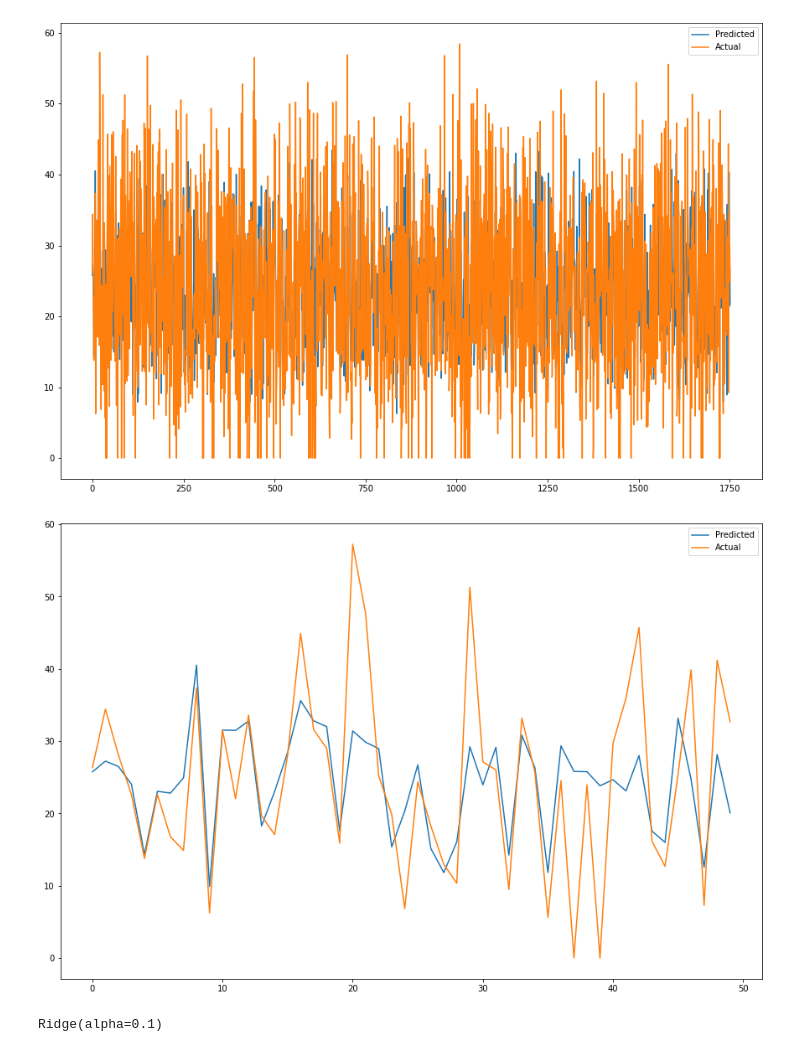
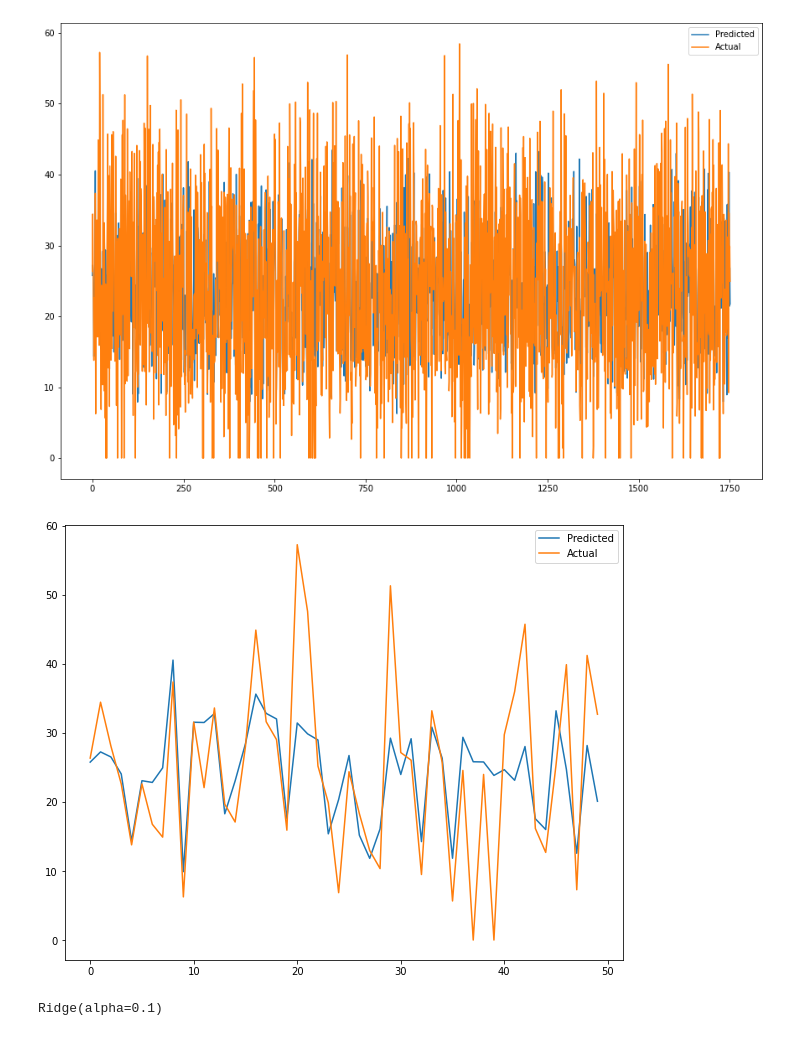
Before and after one commit to ajinkyajumde/SeoulBikeData, a Jupyter notebook: Bike_Sharing_Demand.ipynb, the cells around one changed output. Cells and saved outputs as stored; diff of their text form; code cells hidden in the pictures.

```diff
--- a/Bike_Sharing_Demand.ipynb
+++ b/Bike_Sharing_Demand.ipynb
@@ -589,13 +589,13 @@ plt.show()
 [figure]
 # %%
 #Plot the figure
-plt.figure(figsize=(15,10))
+plt.figure(figsize=(10,8))
 plt.plot(np.array(y_pred_test_lasso[0:50]))
 plt.plot(np.array((y_test[0:50])))
 plt.legend(["Predicted","Actual"])
 plt.show()
 # %% [output]
-[figure, old version]
+[figure, new version]
 # %%
 from sklearn.linear_model import Ridge
 
```
Also changed, not shown: parts of 4 cells of this notebook.
